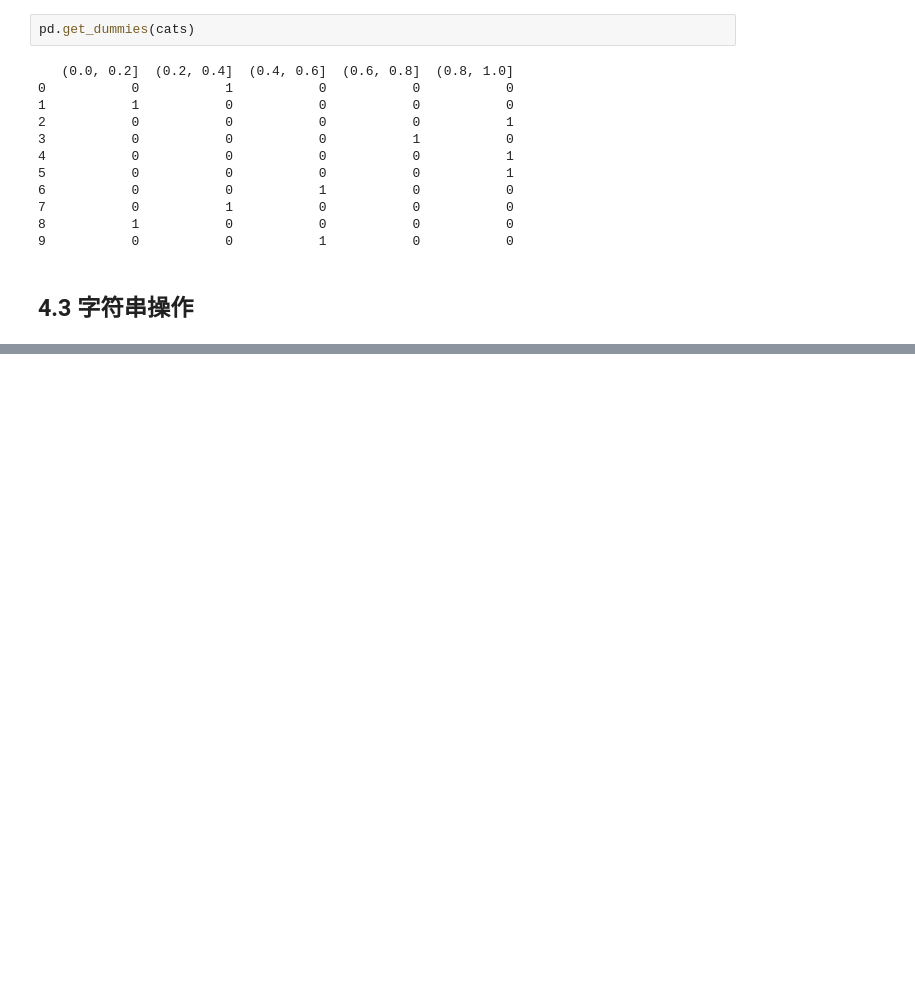
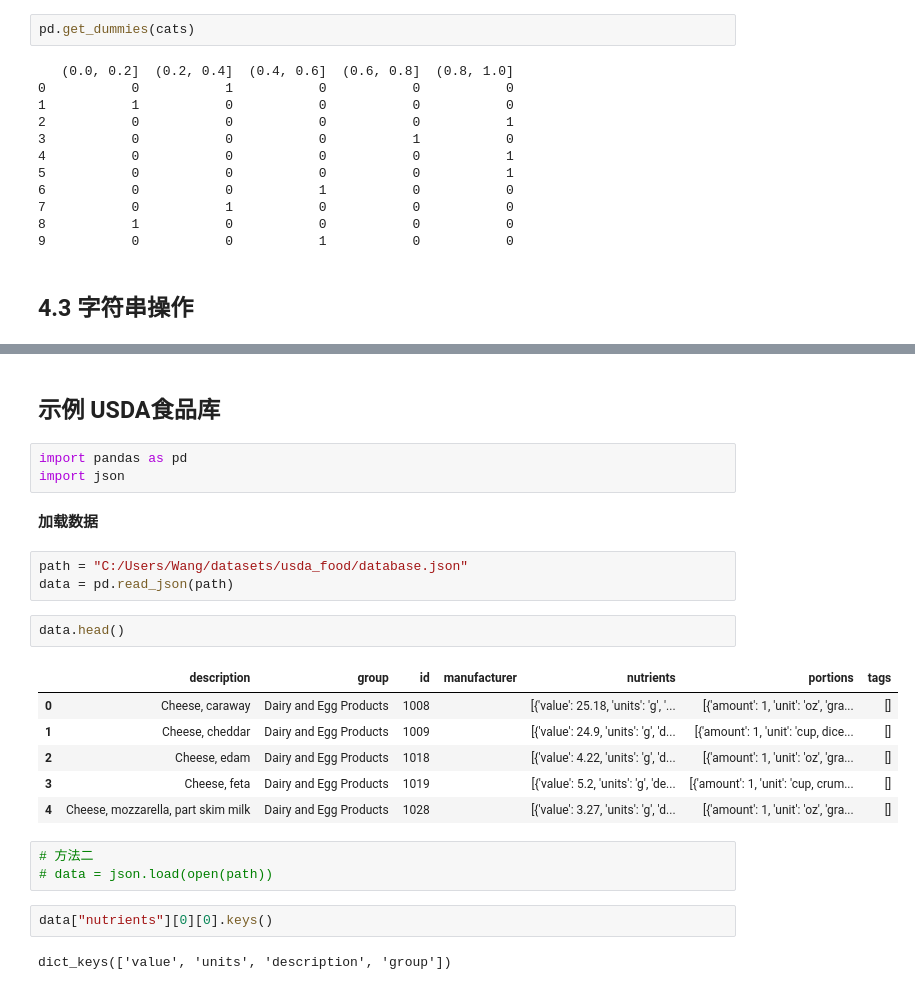
Before and after one commit to JacobWongUED/DataScience-100-Days, a Jupyter notebook: 01_利用Python进行数据分析/02_数据规整化.ipynb, the cells around one changed output, grey strips where cells are left out. Cells and saved outputs as stored; diff of their text form; blank space fills up the shorter version.

```diff
--- a/01_利用Python进行数据分析/02_数据规整化.ipynb
+++ b/01_利用Python进行数据分析/02_数据规整化.ipynb
@@ -2027,0 +2213,26 @@ dtype: object
+# %% [markdown]
+## 示例 USDA食品库
+# %%
+import pandas as pd
+import json
+# %% [markdown]
+**加载数据**
+# %%
+path = "C:/Users/Wang/datasets/usda_food/database.json"
+data = pd.read_json(path)
+# %%
+data.head()
+# %% [output]
+|  | description | group | id | manufacturer | nutrients | portions | tags |
+| 0 | Cheese, caraway | Dairy and Egg Products | 1008 |  | [{'value': 25.18, 'units': 'g', '... | [{'amount': 1, 'unit': 'oz', 'gra... | [] |
+| 1 | Cheese, cheddar | Dairy and Egg Products | 1009 |  | [{'value': 24.9, 'units': 'g', 'd... | [{'amount': 1, 'unit': 'cup, dice... | [] |
+| 2 | Cheese, edam | Dairy and Egg Products | 1018 |  | [{'value': 4.22, 'units': 'g', 'd... | [{'amount': 1, 'unit': 'oz', 'gra... | [] |
+| 3 | Cheese, feta | Dairy and Egg Products | 1019 |  | [{'value': 5.2, 'units': 'g', 'de... | [{'amount': 1, 'unit': 'cup, crum... | [] |
+| 4 | Cheese, mozzarella, part skim milk | Dairy and Egg Products | 1028 |  | [{'value': 3.27, 'units': 'g', 'd... | [{'amount': 1, 'unit': 'oz', 'gra... | [] |
+# %%
+# 方法二
+# data = json.load(open(path))
+# %%
+data["nutrients"][0][0].keys()
+# %% [output]
+dict_keys(['value', 'units', 'description', 'group'])
```
Also changed, not shown: parts of 82 cells of this notebook, 2 other files.
